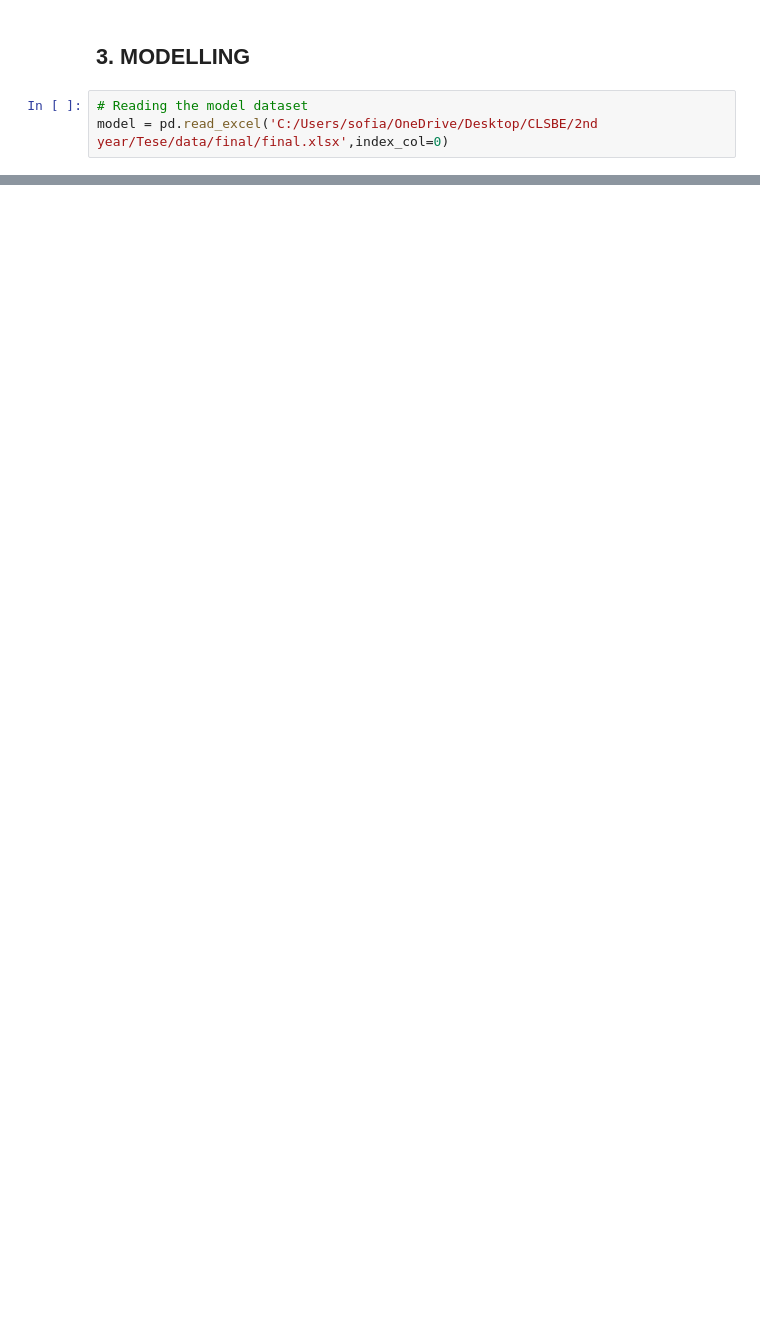
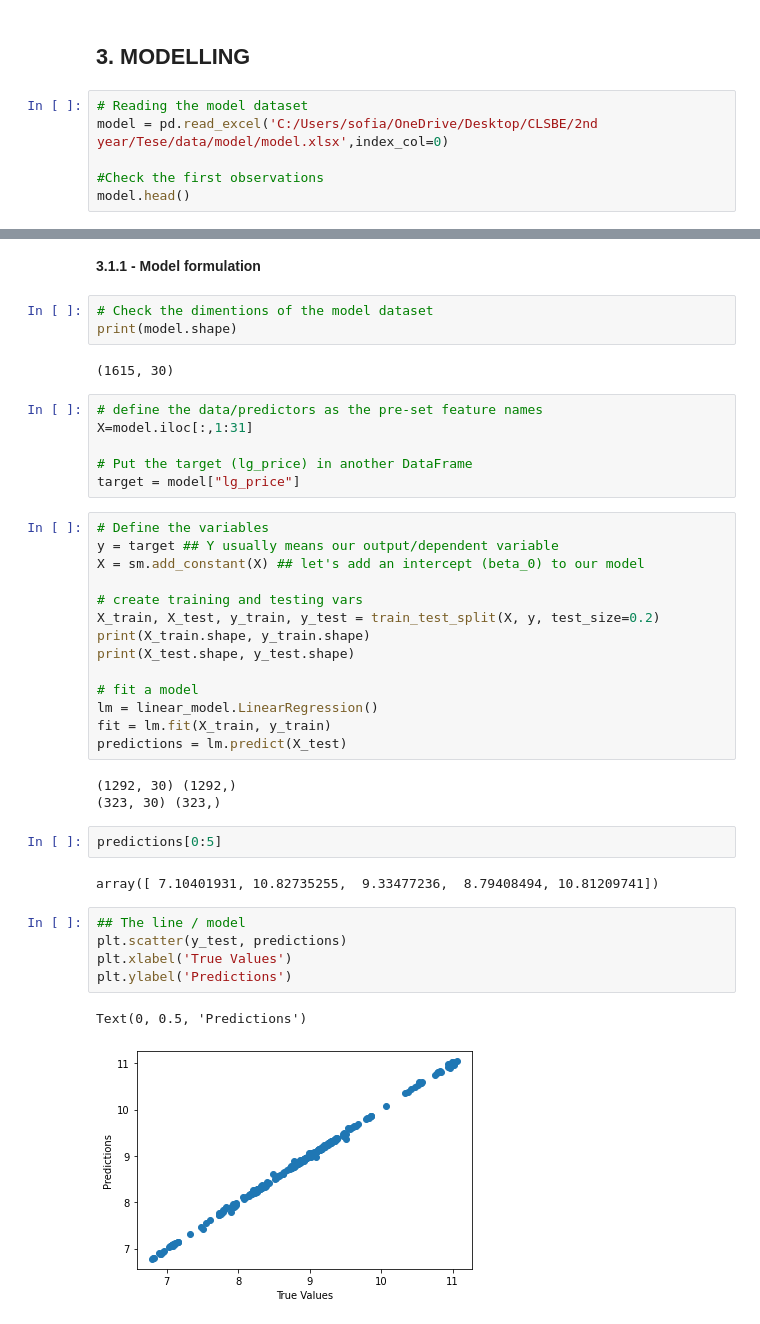
Before and after one commit to s-asrmorais/MSc_thesis_code_DataScience, a Jupyter notebook: code.ipynb, the cells around one changed output, grey strips where cells are left out. Drawn from its saved outputs; the diff is of its cells as text; blank space fills up the shorter version.

```diff
--- a/code.ipynb
+++ b/code.ipynb
@@ -834,4 +642,7 @@ plt.savefig('C:/Users/sofia/OneDrive/Desktop/CLSBE/2nd year/Tese/Figuras/wr_corr
 ## 3. MODELLING
 # %%
 # Reading the model dataset
-model = pd.read_excel('C:/Users/sofia/OneDrive/Desktop/CLSBE/2nd year/Tese/data/final/final.xlsx',index_col=0)
+model = pd.read_excel('C:/Users/sofia/OneDrive/Desktop/CLSBE/2nd year/Tese/data/model/model.xlsx',index_col=0)
+
+#Check the first observations
+model.head()
@@ -837,0 +660,42 @@ model = pd.read_excel('C:/Users/sofia/OneDrive/Desktop/CLSBE/2nd year/Tese/data/
+# %% [markdown]
+**3.1.1 - Model formulation**
+# %%
+# Check the dimentions of the model dataset
+print(model.shape)
+# %% [output]
+(1615, 30)
+# %%
+# define the data/predictors as the pre-set feature names
+X=model.iloc[:,1:31]
+
+# Put the target (lg_price) in another DataFrame
+target = model["lg_price"]
+# %%
+# Define the variables
+y = target ## Y usually means our output/dependent variable
+X = sm.add_constant(X) ## let's add an intercept (beta_0) to our model
+
+# create training and testing vars
+X_train, X_test, y_train, y_test = train_test_split(X, y, test_size=0.2)
+print(X_train.shape, y_train.shape)
+print(X_test.shape, y_test.shape)
+
+# fit a model
+lm = linear_model.LinearRegression()
+fit = lm.fit(X_train, y_train)
+predictions = lm.predict(X_test)
+# %% [output]
+(1292, 30) (1292,)
+(323, 30) (323,)
+# %%
+predictions[0:5]
+# %% [output]
+array([ 7.10401931, 10.82735255,  9.33477236,  8.79408494, 10.81209741])
+# %%
+## The line / model
+plt.scatter(y_test, predictions)
+plt.xlabel('True Values')
+plt.ylabel('Predictions')
+# %% [output]
+Text(0, 0.5, 'Predictions')
+[figure, added]
```
Also changed, not shown: parts of 62 cells of this notebook.
